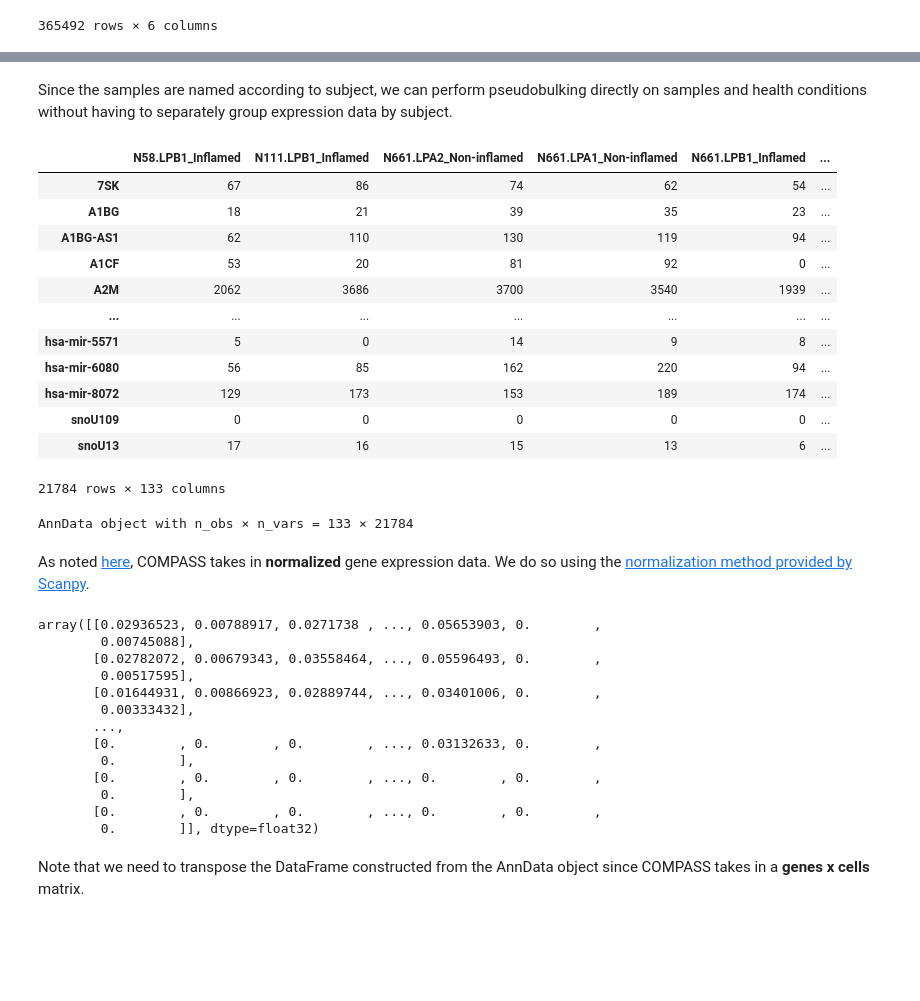
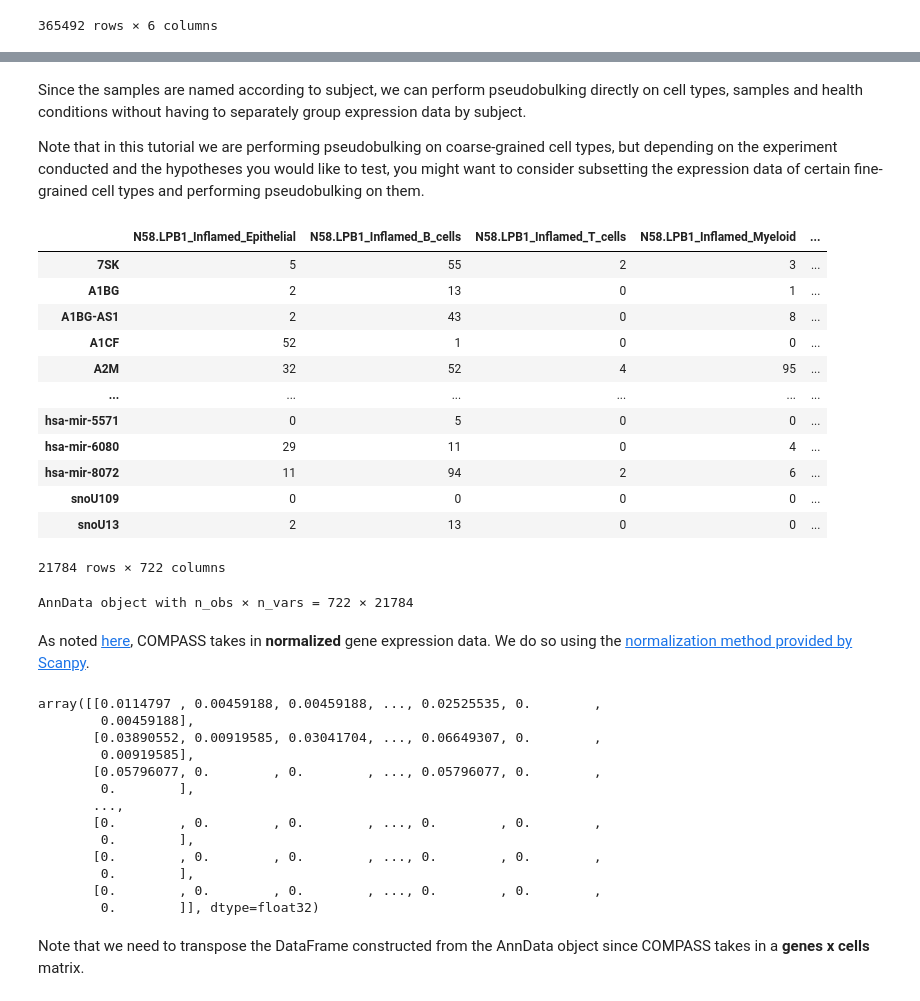
Before and after one commit to YosefLab/Compass, a Jupyter notebook: docs/notebooks/pseudobulk.ipynb, the cells around one changed output, grey strips where cells are left out. Cells and saved outputs as stored; diff of their text form; code cells hidden in the pictures; blank space fills up the shorter version.

```diff
--- a/docs/notebooks/pseudobulk.ipynb
+++ b/docs/notebooks/pseudobulk.ipynb
@@ -81,0 +86,3 @@ meta
+# %%
+cell_subsets = pd.read_csv(os.path.join(DATA_DIR, 'cell_subsets.txt'), sep='\t', names=['Cluster', 'CellType'], header=None)
+cell_subsets.head()
@@ -211,0 +230,3 @@ adata.obs
+# %%
+adata.obs = pd.merge(adata.obs, cell_subsets, on='Cluster')
+adata.obs
@@ -213,46 +248,51 @@ adata.obs
 for i in range(len(adata.obs)):
     assert adata.obs.iloc[i, :]['Subject'] in adata.obs.iloc[i, :]['Sample']
 # %% [markdown]
-Since the samples are named according to subject, we can perform pseudobulking directly on samples and health conditions without having to separately group expression data by subject.
+Since the samples are named according to subject, we can perform pseudobulking directly on cell types, samples and health conditions without having to separately group expression data by subject.
+
+Note that in this tutorial we are performing pseudobulking on coarse-grained cell types, but depending on the experiment conducted and the hypotheses you would like to test, you might want to consider
+subsetting the expression data of certain fine-grained cell types and performing pseudobulking on them.
 # %%
 health_conditions = list(adata.obs['Health'].value_counts().index)
 samples = list(adata.obs['Sample'].value_counts().index)
+cell_types = list(adata.obs['CellType'].value_counts().index)
 # %%
 pseudobulk_dict = {}
 
 for sample in samples:
     for health_condition in health_conditions:
-        adata_subset = adata[(adata.obs['Sample'] == sample) & (adata.obs['Health'] == health_condition)]
-        if len(adata_subset) == 0:
-            continue
+        for cell_type in cell_types:
+            adata_subset = adata[(adata.obs['Sample'] == sample) & (adata.obs['Health'] == health_condition) & (adata.obs['CellType'] == cell_type)]
+            if len(adata_subset) == 0:
+                continue
 
-        gene_expression = adata_subset.X
-        summed_gene_expression = gene_expression.sum(axis=0)
+            gene_expression = adata_subset.X
+            summed_gene_expression = gene_expression.sum(axis=0)
 
-        pseudobulk_dict[f'{sample}_{health_condition}'] = np.asarray(summed_gene_expression).reshape(-1)
+            pseudobulk_dict[f'{sample}_{health_condition}_{cell_type}'] = np.asarray(summed_gene_expression).reshape(-1)
 
 pseudobulk_data = pd.DataFrame.from_dict(pseudobulk_dict)
 pseudobulk_data.index = adata.var_names
 pseudobulk_data
 # %% [output]
-|  | N58.LPB1_Inflamed | N111.LPB1_Inflamed | N661.LPA2_Non-inflamed | N661.LPA1_Non-inflamed | N661.LPB1_Inflamed | ... |
-| 7SK | 67 | 86 | 74 | 62 | 54 | ... |
-| A1BG | 18 | 21 | 39 | 35 | 23 | ... |
-| A1BG-AS1 | 62 | 110 | 130 | 119 | 94 | ... |
-| A1CF | 53 | 20 | 81 | 92 | 0 | ... |
-| A2M | 2062 | 3686 | 3700 | 3540 | 1939 | ... |
-| ... | ... | ... | ... | ... | ... | ... |
-| hsa-mir-5571 | 5 | 0 | 14 | 9 | 8 | ... |
-| hsa-mir-6080 | 56 | 85 | 162 | 220 | 94 | ... |
-| hsa-mir-8072 | 129 | 173 | 153 | 189 | 174 | ... |
-| snoU109 | 0 | 0 | 0 | 0 | 0 | ... |
-| snoU13 | 17 | 16 | 15 | 13 | 6 | ... |
+|  | N58.LPB1_Inflamed_Epithelial | N58.LPB1_Inflamed_B_cells | N58.LPB1_Inflamed_T_cells | N58.LPB1_Inflamed_Myeloid | ... |
+| 7SK | 5 | 55 | 2 | 3 | ... |
+| A1BG | 2 | 13 | 0 | 1 | ... |
+| A1BG-AS1 | 2 | 43 | 0 | 8 | ... |
+| A1CF | 52 | 1 | 0 | 0 | ... |
+| A2M | 32 | 52 | 4 | 95 | ... |
+| ... | ... | ... | ... | ... | ... |
+| hsa-mir-5571 | 0 | 5 | 0 | 0 | ... |
+| hsa-mir-6080 | 29 | 11 | 0 | 4 | ... |
+| hsa-mir-8072 | 11 | 94 | 2 | 6 | ... |
+| snoU109 | 0 | 0 | 0 | 0 | ... |
+| snoU13 | 2 | 13 | 0 | 0 | ... |
-21784 rows × 133 columns
+21784 rows × 722 columns
 # %%
 pseudobulk_adata = ad.AnnData(pseudobulk_data.transpose())
 pseudobulk_adata
 # %% [output]
-AnnData object with n_obs × n_vars = 133 × 21784
+AnnData object with n_obs × n_vars = 722 × 21784
 # %% [markdown]
 As noted [here](https://compass-sc.readthedocs.io/en/latest/quickstart.html), COMPASS takes in **normalized** gene expression data. We do so using the [normalization method provided by Scanpy](https://scanpy.readthedocs.io/en/stable/generated/scanpy.pp.normalize_total.html).
 # %%
@@ -262,14 +302,14 @@ sc.pp.normalize_total(pseudobulk_adata, target_sum=1e4)
 pseudobulk_adata.layers['norm_counts'] = pseudobulk_adata.X.copy()
 pseudobulk_adata.layers['norm_counts']
 # %% [output]
-array([[0.02936523, 0.00788917, 0.0271738 , ..., 0.05653903, 0.        ,
-        0.00745088],
-       [0.02782072, 0.00679343, 0.03558464, ..., 0.05596493, 0.        ,
-        0.00517595],
-       [0.01644931, 0.00866923, 0.02889744, ..., 0.03401006, 0.        ,
-        0.00333432],
+array([[0.0114797 , 0.00459188, 0.00459188, ..., 0.02525535, 0.        ,
+        0.00459188],
+       [0.03890552, 0.00919585, 0.03041704, ..., 0.06649307, 0.        ,
+        0.00919585],
+       [0.05796077, 0.        , 0.        , ..., 0.05796077, 0.        ,
+        0.        ],
        ...,
-       [0.        , 0.        , 0.        , ..., 0.03132633, 0.        ,
+       [0.        , 0.        , 0.        , ..., 0.        , 0.        ,
         0.        ],
        [0.        , 0.        , 0.        , ..., 0.        , 0.        ,
         0.        ],
```
Also changed, not shown: parts of 23 cells of this notebook, 2 other files.
